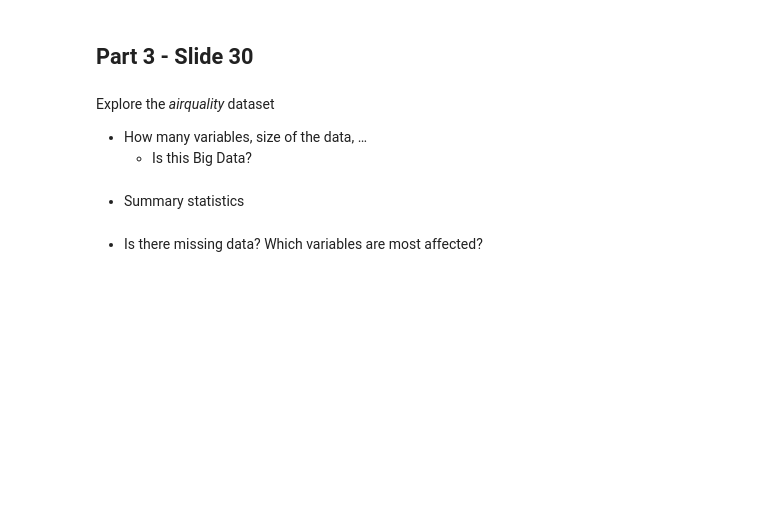
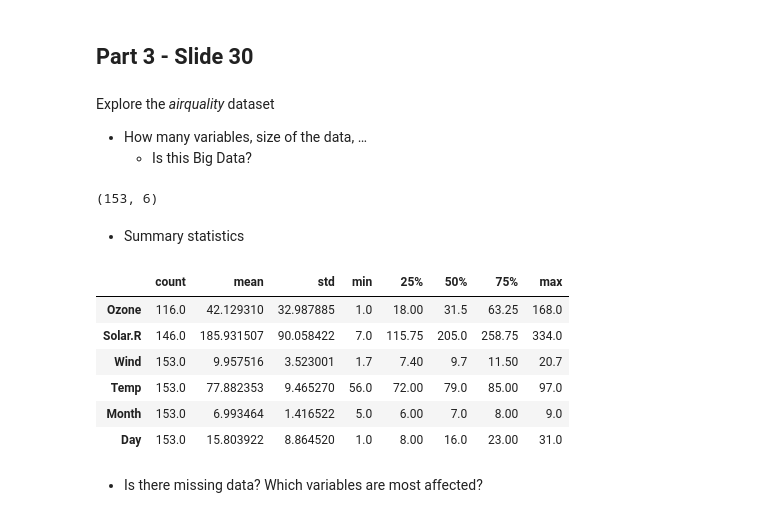
Before and after one commit to Avelez164/Data-Science-Big-Data, a Jupyter notebook: eda.ipynb, the cells around one changed output. Drawn from its saved outputs; the diff is of its cells as text; code cells hidden in the pictures; blank space fills up the shorter version.

```diff
--- a/eda.ipynb
+++ b/eda.ipynb
@@ -84,7 +171,21 @@ Explore the *airquality* dataset
 
  * How many variables, size of the data, …
     - Is this Big Data?
+# %%
+airquality.shape
+# %% [output]
+(153, 6)
 # %% [markdown]
  * Summary statistics
+# %%
+airquality.describe().T
+# %% [output]
+|  | count | mean | std | min | 25% | 50% | 75% | max |
+| Ozone | 116.0 | 42.129310 | 32.987885 | 1.0 | 18.00 | 31.5 | 63.25 | 168.0 |
+| Solar.R | 146.0 | 185.931507 | 90.058422 | 7.0 | 115.75 | 205.0 | 258.75 | 334.0 |
+| Wind | 153.0 | 9.957516 | 3.523001 | 1.7 | 7.40 | 9.7 | 11.50 | 20.7 |
+| Temp | 153.0 | 77.882353 | 9.465270 | 56.0 | 72.00 | 79.0 | 85.00 | 97.0 |
+| Month | 153.0 | 6.993464 | 1.416522 | 5.0 | 6.00 | 7.0 | 8.00 | 9.0 |
+| Day | 153.0 | 15.803922 | 8.864520 | 1.0 | 8.00 | 16.0 | 23.00 | 31.0 |
 # %% [markdown]
  * Is there missing data? Which variables are most affected?
```
Also changed, not shown: parts of 13 cells of this notebook.
